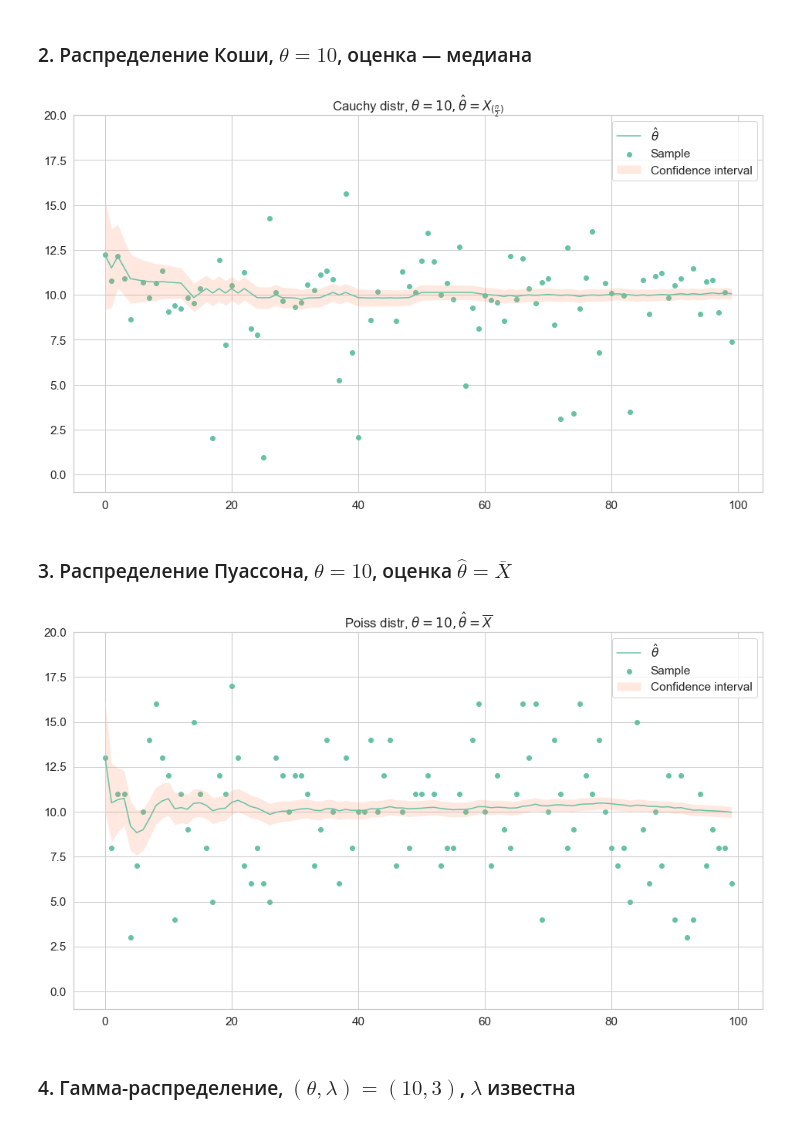
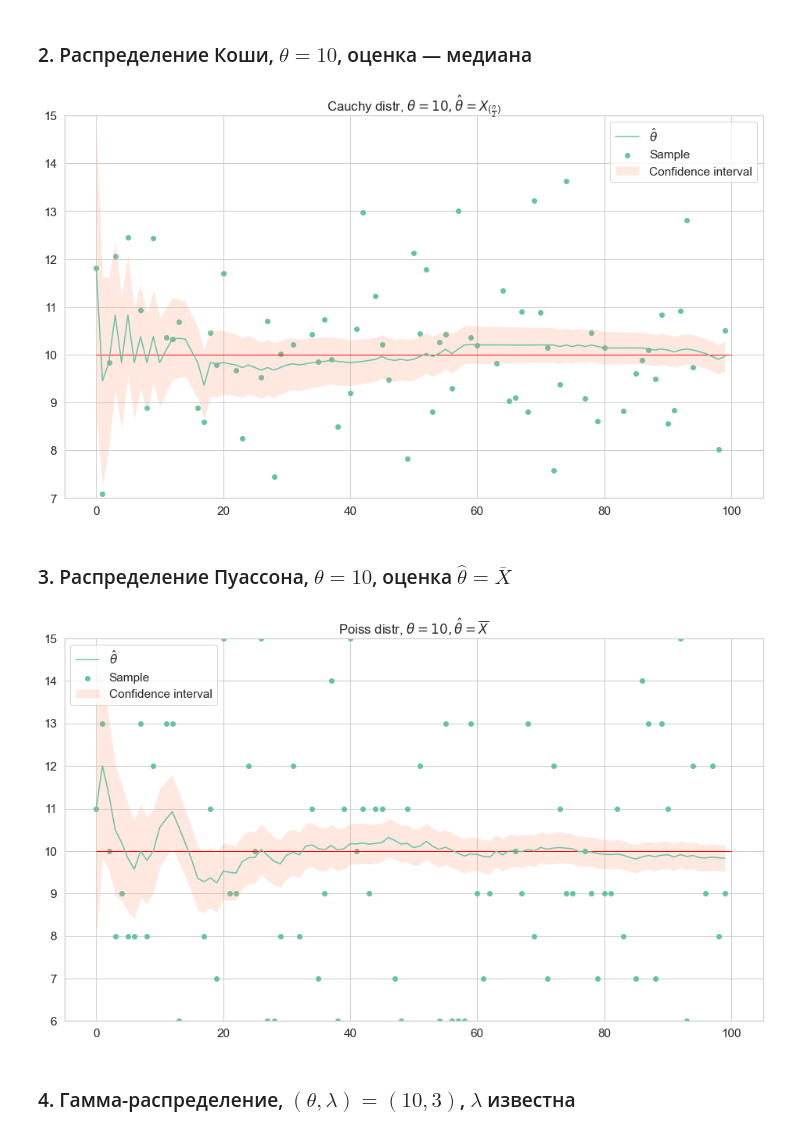
Before and after one commit to 15Andrew43/Statistics, a Jupyter notebook: assignment4.ipynb, the cells around one changed output. Saved outputs shown, nothing was run; the diff lists cells and outputs as text; code cells hidden in the pictures.

```diff
--- a/assignment4.ipynb
+++ b/assignment4.ipynb
@@ -57,8 +57,8 @@ def draw_confidence_interval(title,
                              alpha=0.95,
                              n=100):
     sample = distr.rvs(size=n)
-    estimations = estimation_func.accumulate(sample, theta)
-    confidence_interval = get_confidence_interval(estimations, alpha)
+    estimations = estimation_func.accumulate(sample)
+    confidence_interval = get_confidence_interval(estimations, theta, alpha)
 
     plt.figure(figsize=figure_size)
 
@@ -79,6 +79,9 @@ def draw_confidence_interval(title,
         label='Confidence interval'
     )
 
+    plt.hlines(y=theta, xmin=0, xmax=100, color="r", linewidth=1)
+
+
     plt.title(title)
     plt.legend()
 
@@ -117,11 +117,13 @@ draw_confidence_interval(
 # %%
 # YOUR CODE GOES HERE
 
-def get_confidence_interval_cauchy(estimations, alpha=0.95):
+def get_confidence_interval_cauchy(estimations, theta, alpha=0.95):
     n = np.arange(1, estimations.size + 1)
-    diff = [np.pi / 2 / np.sqrt(n) * sps.norm.ppf((1 + alpha) / 2),
-    np.pi / 2 / np.sqrt(n) * sps.norm.ppf((1 - alpha) / 2)]
-    return np.array([estimations - diff[0], estimations - diff[1]])
+    d = [
+        np.pi / 2 / np.sqrt(n) * sps.norm.ppf((1 + alpha) / 2),
+        np.pi / 2 / np.sqrt(n) * sps.norm.ppf((1 - alpha) / 2)
+    ]
+    return np.array([estimations - d[0], estimations - d[1]])
 
 
 class Median:
@@ -131,12 +133,13 @@ class Median:
 draw_confidence_interval(
     'Cauchy distr, $\\theta = 10, \hat{\\theta} = X_{(\\frac{n}{2})}$',
     sps.cauchy(loc=10),
+    10,
     Median(),
     get_confidence_interval_cauchy,
-    ylim=(-1, 20)
+    ylim=(7, 15)
 )
 # %% [output]
-[figure, old version]
+[figure, new version]
 # %% [markdown]
 ### 3. Распределение Пуассона, $\theta = 10$, оценка $\widehat{\theta} = \overline{X}$
 # %%
@@ -154,13 +158,14 @@ class Mean:
 # %%
 draw_confidence_interval(
     'Poiss distr, $\\theta =10, \hat{\\theta} = \\overline{X}$',
     sps.poisson(10),
+    10,
     Mean(),
     get_confidence_interval_cauchy,
-    ylim=(-1, 20)
+    ylim=(6, 15)
 )
 # %% [output]
-[figure, old version]
+[figure, new version]
 # %% [markdown]
 ### 4. Гамма-распределение, $(\theta, \lambda) = (10, 3)$, $\lambda$ известна
 # %%
```
Also changed, not shown: parts of 6 cells of this notebook.
